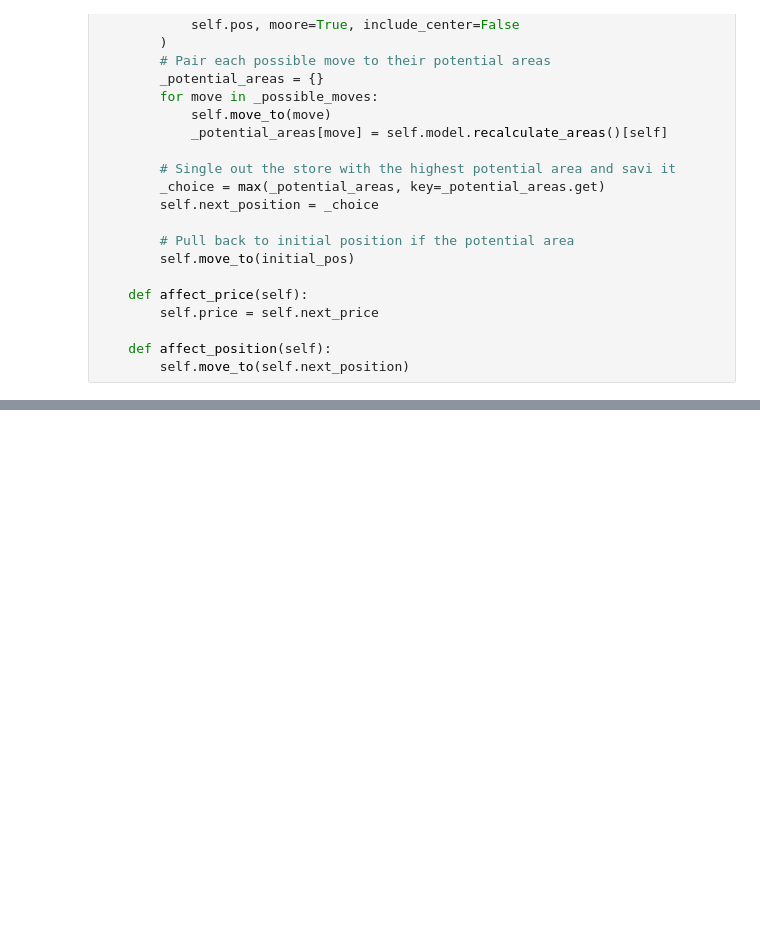
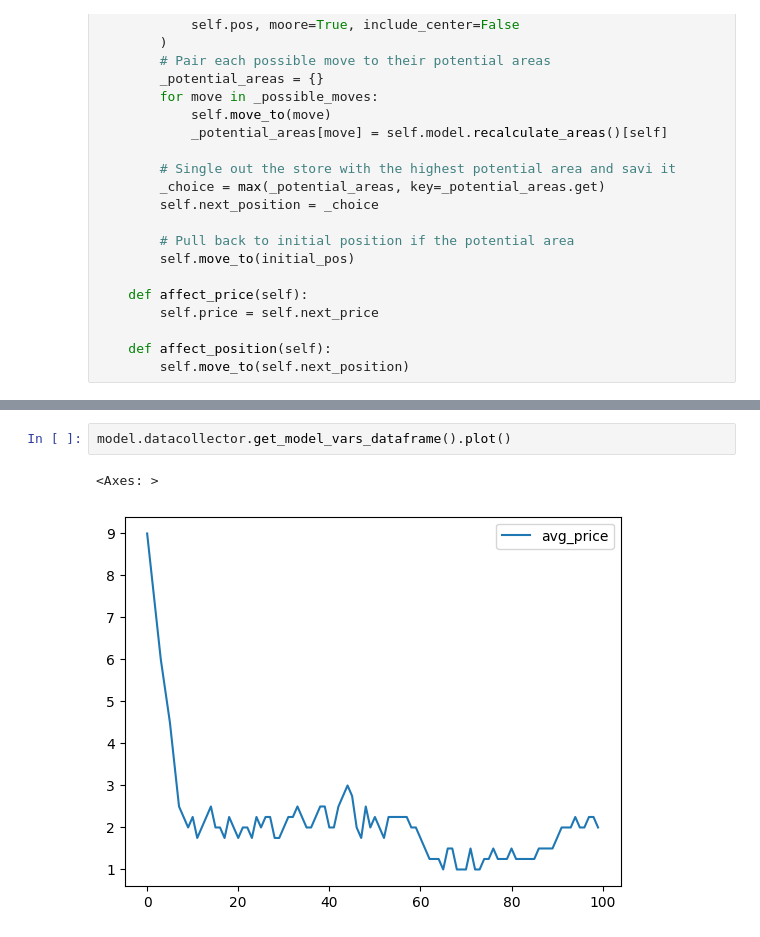
Before and after one commit to ABSESpy/ABSESpy, a Jupyter notebook: docs/tutorial/beginner/hotelling_full.ipynb, the cells around one changed output, grey strips where cells are left out. Cells and saved outputs as stored; diff of their text form; blank space fills up the shorter version.

```diff
--- a/docs/tutorial/beginner/hotelling_full.ipynb
+++ b/docs/tutorial/beginner/hotelling_full.ipynb
@@ -203,0 +198,5 @@ model.datacollector.get_agent_vars_dataframe()
+# %%
+model.datacollector.get_model_vars_dataframe().plot()
+# %% [output]
+<Axes: >
+[figure, added]
```
Also changed, not shown: parts of 3 cells of this notebook, 3 other files.
